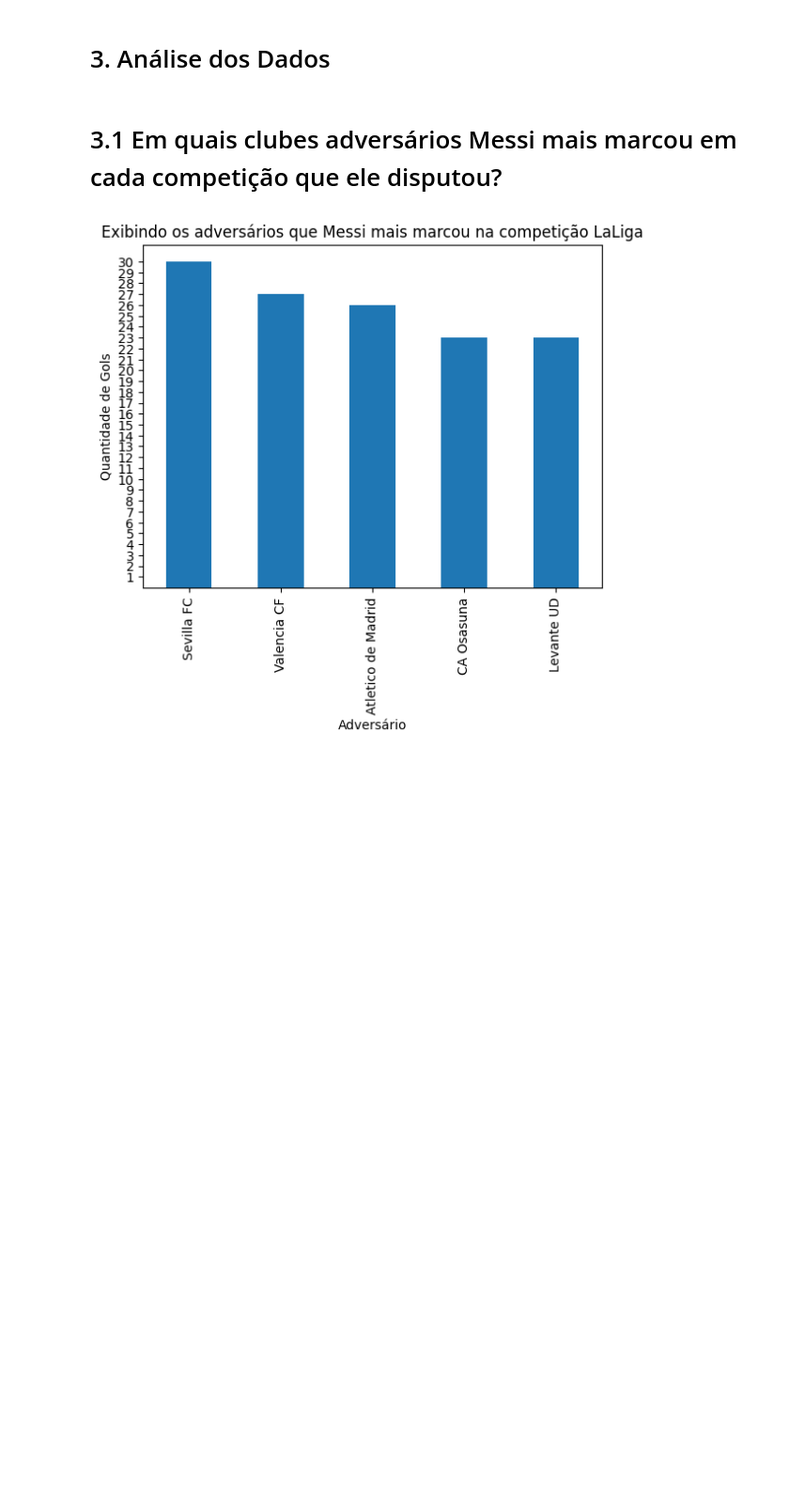
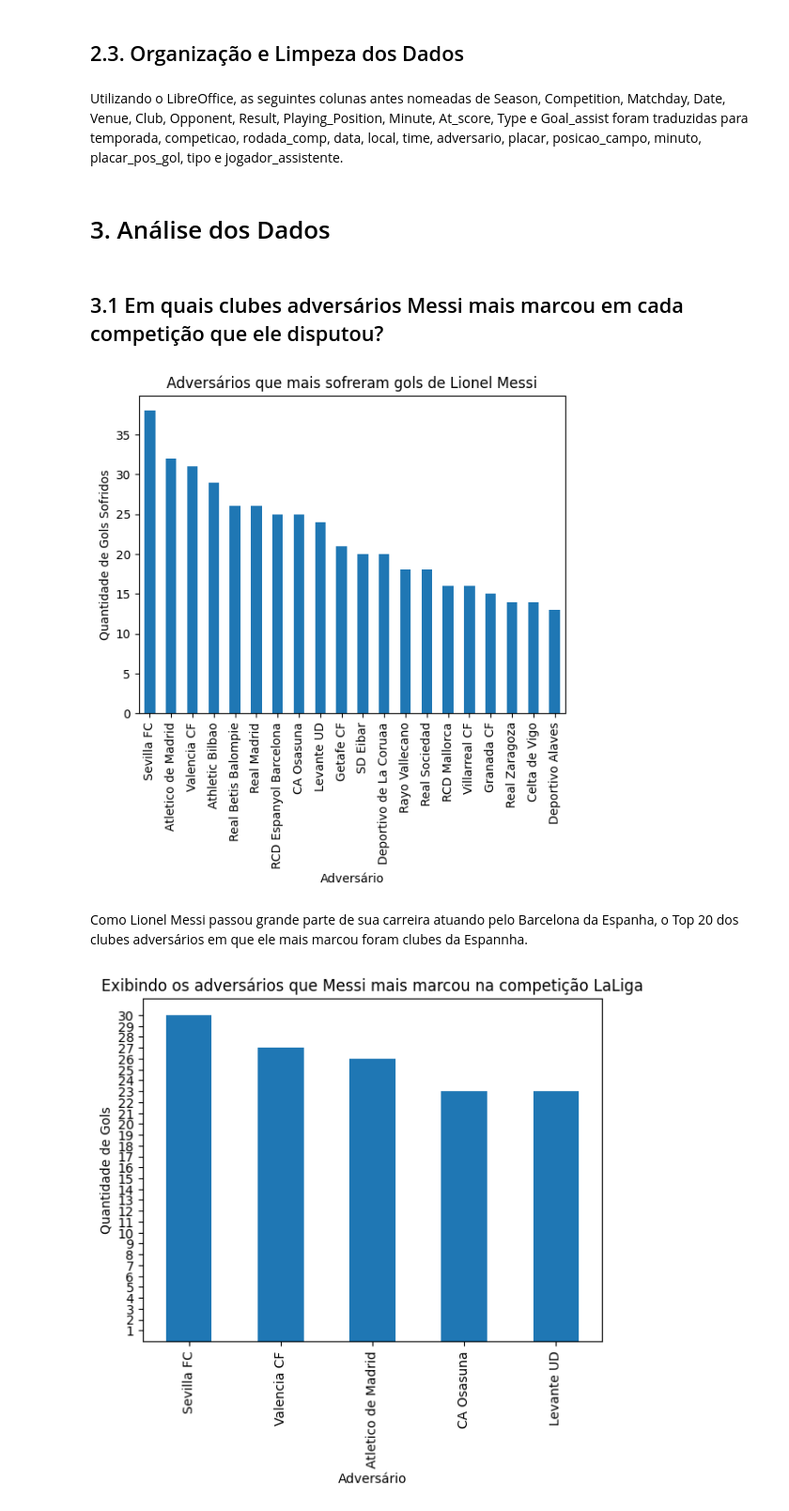
Before and after one commit to PabloCassio/analise-exploratoria-messi, a Jupyter notebook: messi-eda/messi_analise_exploratoria.ipynb, the cells around one changed output. Shown at 94% size. Cells and saved outputs as stored; diff of their text form; code cells hidden in the pictures; blank space fills up the shorter version.

```diff
--- a/messi-eda/messi_analise_exploratoria.ipynb
+++ b/messi-eda/messi_analise_exploratoria.ipynb
@@ -65,4 +78,8 @@ Nesta seção será apresentado todo o processo de preparação, organização e
+# %% [markdown]
+## 2.3. Organização e Limpeza dos Dados
+# %% [markdown]
+Utilizando o LibreOffice, as seguintes colunas antes nomeadas de Season, Competition, Matchday, Date, Venue, Club, Opponent, Result, Playing_Position, Minute, At_score, Type e Goal_assist foram traduzidas para temporada, competicao, rodada_comp, data, local, time, adversario, placar, posicao_campo, minuto,  placar_pos_gol, tipo e	jogador_assistente.
 # %% [markdown]
 # 3. Análise dos Dados
 # %% [markdown]
-# 3.1 Em quais clubes adversários Messi mais marcou em cada competição que ele disputou?
+## 3.1 Em quais clubes adversários Messi mais marcou em cada competição que ele disputou?
@@ -71,3 +86,23 @@ pip install -r requirements.txt
+# %%
+import numpy as np
+import pandas as pd
+import matplotlib.pyplot as plt
+
+df = pd.read_csv("/data/messi.csv")
+
+# Obtendo os adversários que mais sofreram gols de Lionel Messi em todas as competições
+adversarios_mais_sofreram = df['adversario'].value_counts().head(20)
+
+# Plotando o gráfico de barras para exibir os adversários que mais sofreram gols
+adversarios_mais_sofreram.plot(kind='bar')
+plt.xlabel('Adversário')
+plt.ylabel('Quantidade de Gols Sofridos')
+plt.title('Adversários que mais sofreram gols de Lionel Messi')
+plt.show()
+# %% [output]
+[figure, added]
+# %% [markdown]
+Como Lionel Messi passou grande parte de sua carreira atuando pelo Barcelona da Espanha, o Top 20 dos clubes adversários em que ele mais marcou foram clubes  da Espannha.
 # %%
 import numpy as np
 import pandas as pd
```
Also changed, not shown: parts of 25 cells of this notebook, 1 other file.
